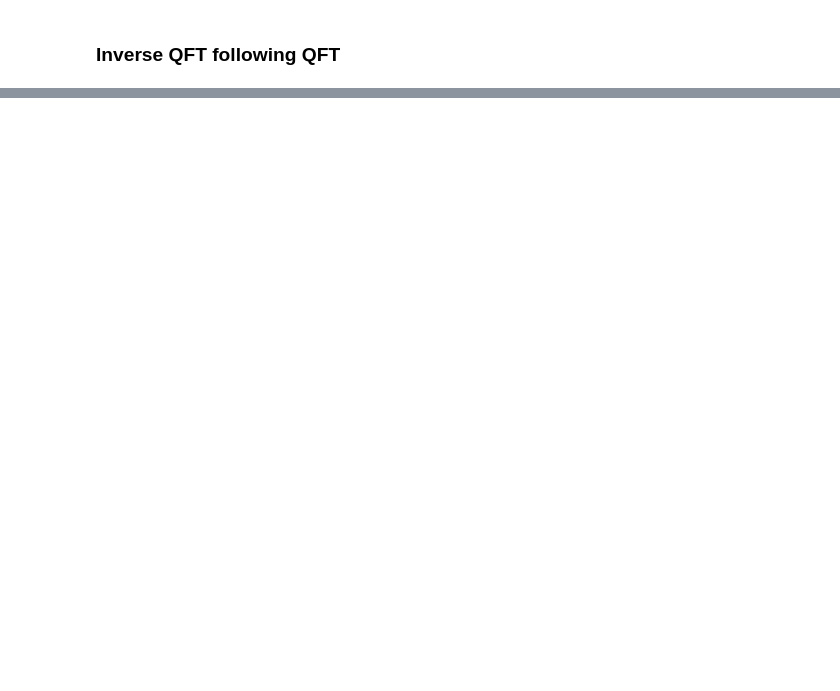
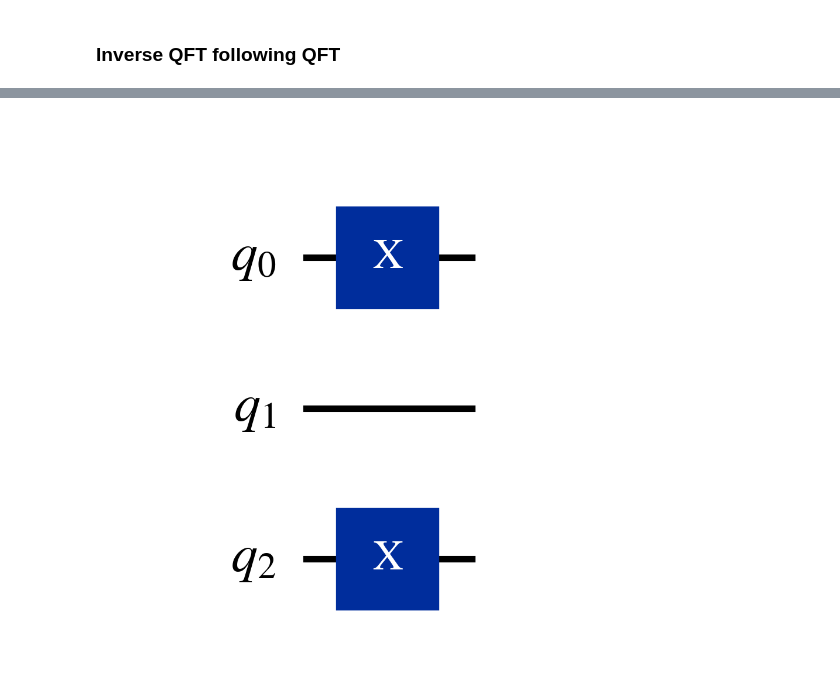
Before and after one commit to Pranav-Acharya1/intro-to-quantum-machine-learning, a Jupyter notebook: Ch2_Quantum_Algorithms/QFT_demonstration.ipynb, the cells around one changed output, grey strips where cells are left out. Drawn from its saved outputs; the diff is of its cells as text; code cells hidden in the pictures; blank space fills up the shorter version.

```diff
--- a/Ch2_Quantum_Algorithms/QFT_demonstration.ipynb
+++ b/Ch2_Quantum_Algorithms/QFT_demonstration.ipynb
@@ -312,0 +324,11 @@ fig.show()
+# %%
+# Create the circuit
+qc = QuantumCircuit(3)
+
+# Encode the state 5
+qc.x(0)
+qc.x(2)
+fig=qc.draw("mpl")
+fig.show()
+# %% [output]
+[figure, added]
```
Also changed, not shown: parts of 17 cells of this notebook, 6 other files.
